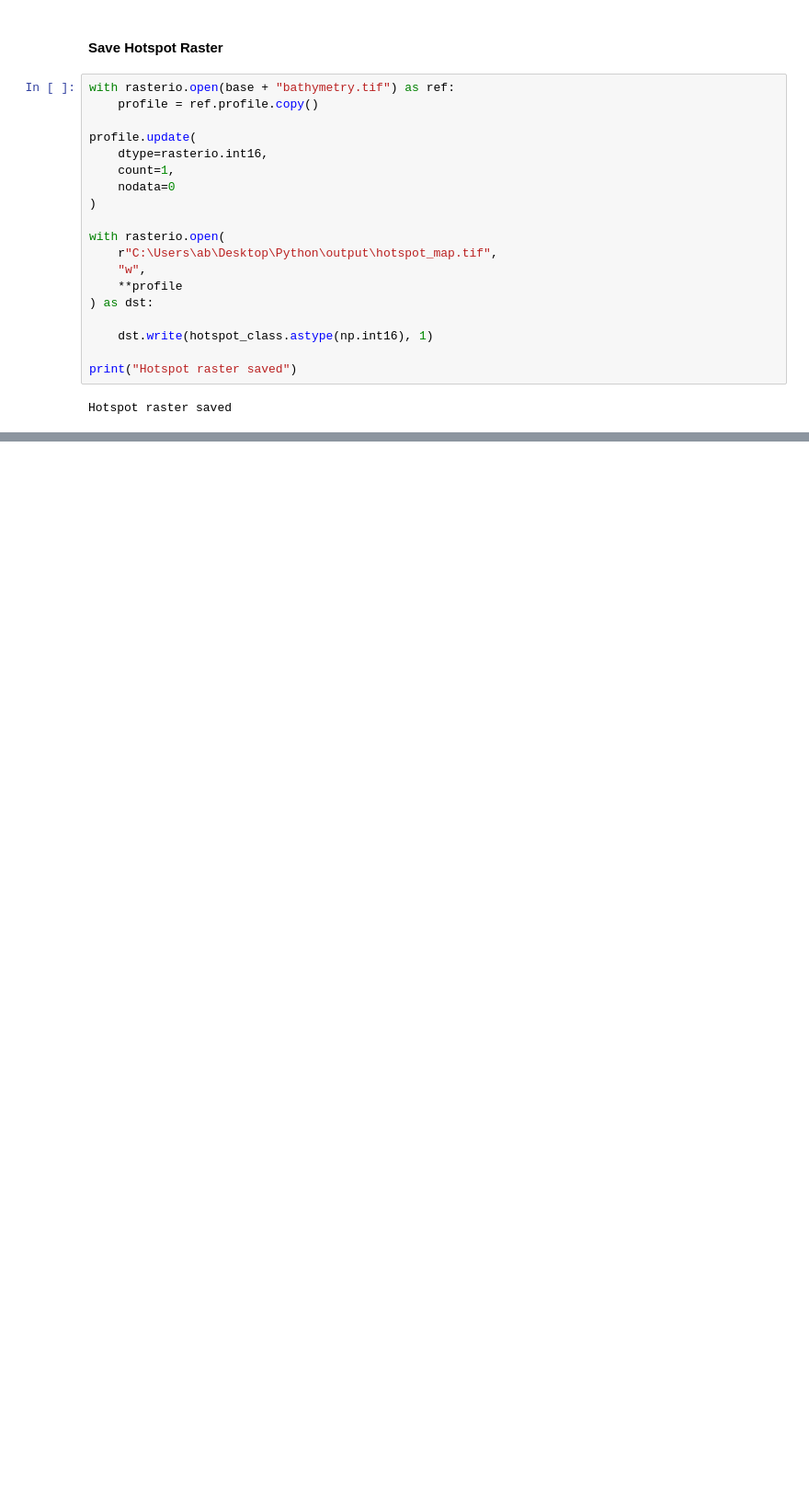
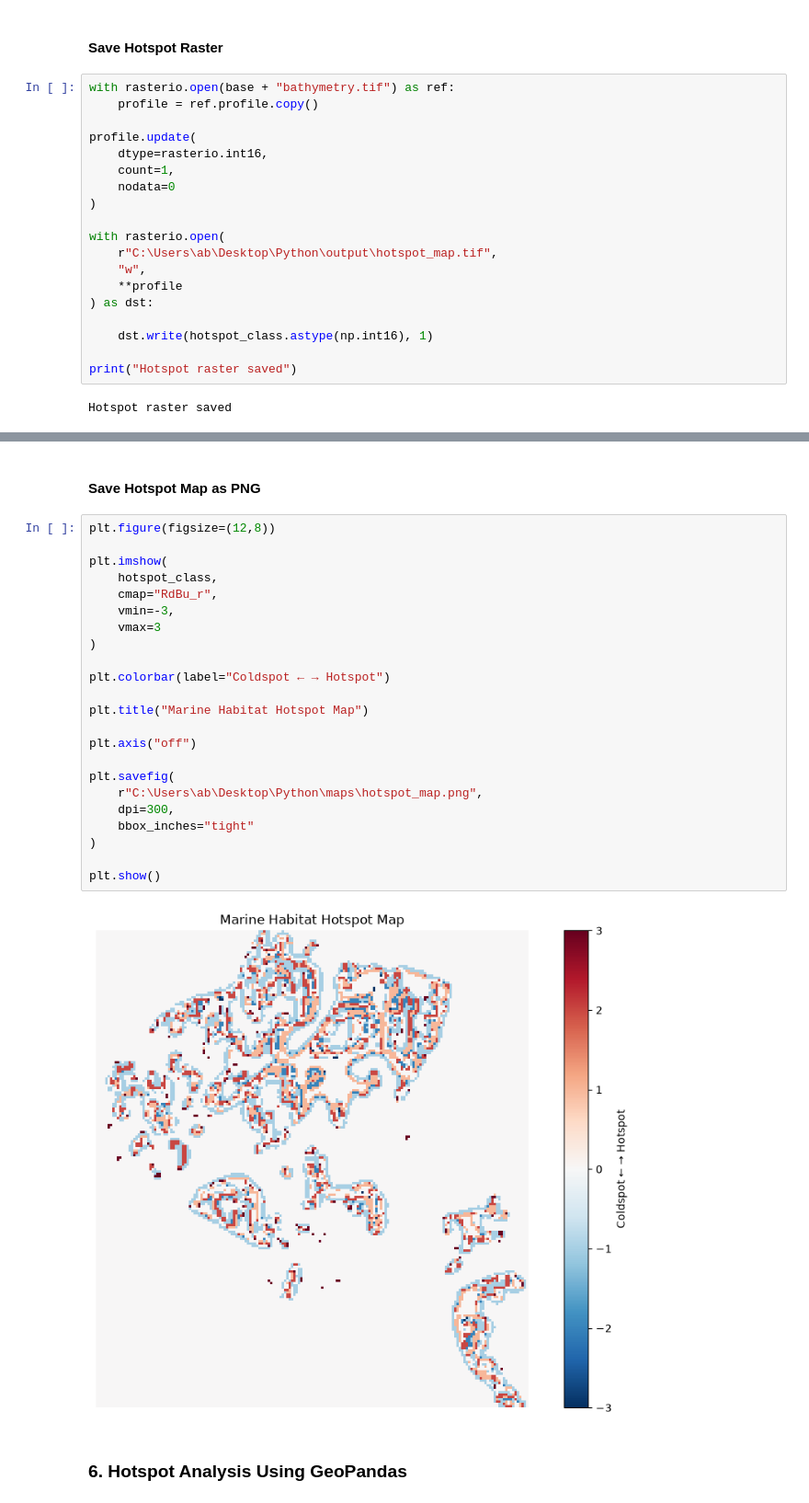
Before and after one commit to arjumanbanu3/python_automated_marine_habitat_modelling_sola, a Jupyter notebook: Automated_Habitat_Suitability_Sola.ipynb, the cells around one changed output, grey strips where cells are left out. Shown at 92% size. Cells and saved outputs as stored; diff of their text form; blank space fills up the shorter version.

```diff
--- a/Automated_Habitat_Suitability_Sola.ipynb
+++ b/Automated_Habitat_Suitability_Sola.ipynb
@@ -543,0 +568,29 @@ Hotspot raster saved
+# %% [markdown]
+#### Save Hotspot Map as PNG
+# %%
+plt.figure(figsize=(12,8))
+
+plt.imshow(
+    hotspot_class,
+    cmap="RdBu_r",
+    vmin=-3,
+    vmax=3
+)
+
+plt.colorbar(label="Coldspot ← → Hotspot")
+
+plt.title("Marine Habitat Hotspot Map")
+
+plt.axis("off")
+
+plt.savefig(
+    r"C:\Users\ab\Desktop\Python\maps\hotspot_map.png",
+    dpi=300,
+    bbox_inches="tight"
+)
+
+plt.show()
+# %% [output]
+[figure, added]
+# %% [markdown]
+### 6. Hotspot Analysis Using GeoPandas
```
Also changed, not shown: parts of 21 cells of this notebook.
